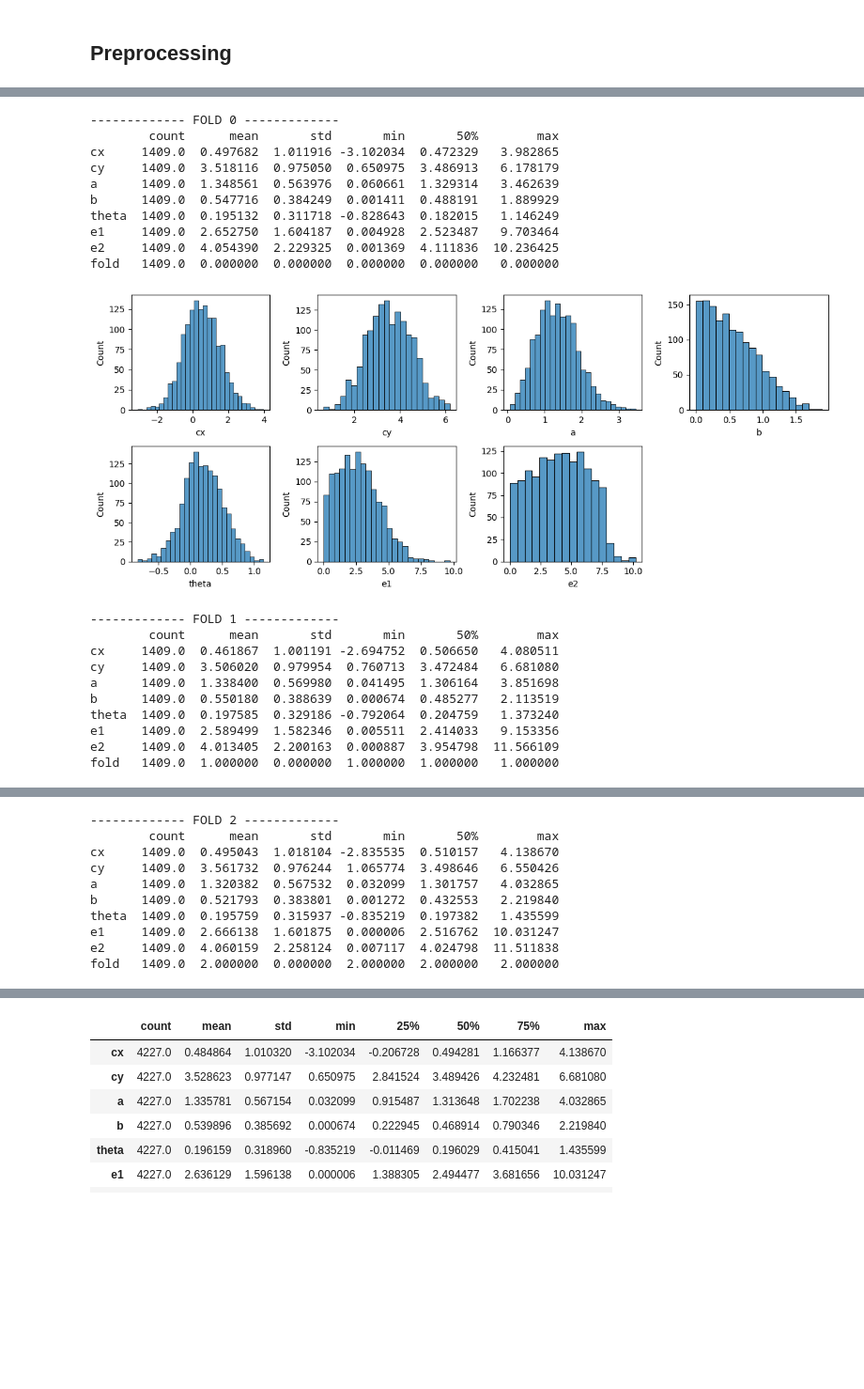
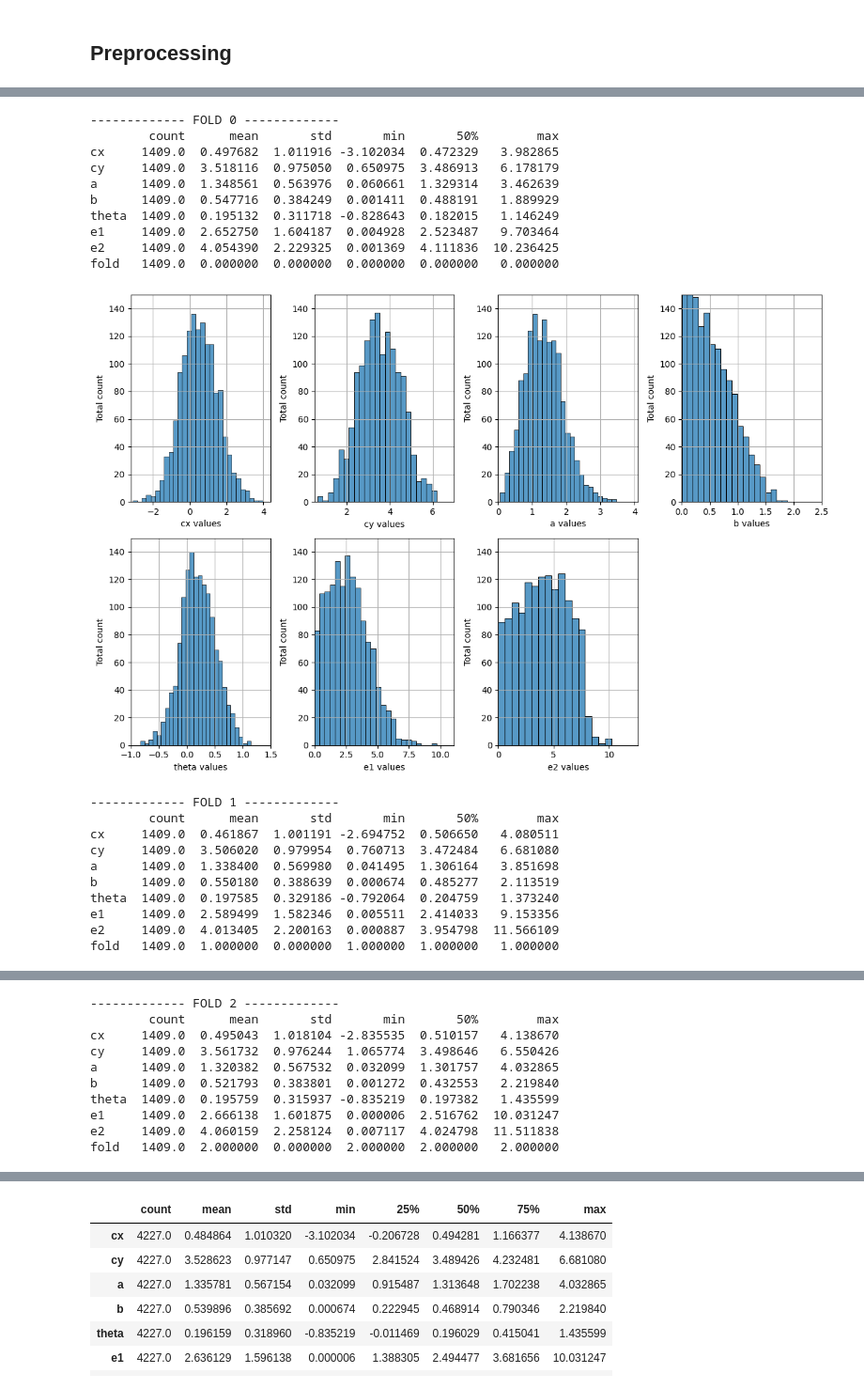
Before and after one commit to adriansanj/Anomaly-detection, a Jupyter notebook: EDA_and_Preprocessing.ipynb, the cells around one changed output, grey strips where cells are left out. Shown at 94% size. Drawn from its saved outputs; the diff is of its cells as text; code cells hidden in the pictures; blank space fills up the shorter version.

Commit message:
Refactor EDA notebook with visualization tweaks

```diff
--- a/EDA_and_Preprocessing.ipynb
+++ b/EDA_and_Preprocessing.ipynb
@@ -64,15 +68,3 @@ df_parameters.drop(['data_index'], axis=1).describe().transpose().drop(['25%','7
 | theta | 7045.0 | 0.199806 | 0.316487 | -0.876184 | 0.201945 | 1.435599 |
 | e1 | 7045.0 | 2.615819 | 1.587924 | 0.000006 | 2.472130 | 11.031250 |
 | e2 | 7045.0 | 4.063289 | 2.235890 | 0.000887 | 4.057058 | 12.517647 |
-# %%
-fig, axes = plt.subplots(2, 4, figsize=(12, 8))
-
-axes = axes.flatten()
-
-for i, col in enumerate(df_parameters.columns[:-1]):
-    sns.histplot(df_parameters[col], ax=axes[i])
-    #axes[i].set_title(col)
-
-axes[-1].axis('off')
-plt.tight_layout()
-plt.show()
@@ -113,36 +113,26 @@ for fold_ , (train_, valid_) in enumerate(mskf.split(X=X, y=y)):
     X.loc[valid_, 'fold'] = fold_
     y.loc[valid_, 'fold'] = fold_
 # %%
-show_distribution = True
+show_distribution = True #Set to true to plot distributions
 
 for i in range(5):
-    print(f'------------- FOLD {i} -------------')
-    params = y[y['fold'] == i]
-    print(params.describe().drop(['25%','75%']).transpose())
-    if show_distribution:
-        fig, axes = plt.subplots(2, 4, figsize=(12, 5))
-
-        axes = axes.flatten()
-
-        for i, col in enumerate(params.columns[:-1]):
-            sns.histplot(params[col], ax=axes[i])
-            #axes[i].set_title(col)
-
-        axes[-1].axis('off')
-        plt.tight_layout()
-        plt.show()
+  print(f'------------- FOLD {i} -------------')
+  params = y[y['fold'] == i]
+  print(params.describe().drop(['25%','75%']).transpose())
+  if show_distribution:
+    visualize_parameter_distributions(params, 150)
 # %% [output]
 ------------- FOLD 0 -------------
         count      mean       std       min       50%        max
 cx     1409.0  0.497682  1.011916 -3.102034  0.472329   3.982865
 cy     1409.0  3.518116  0.975050  0.650975  3.486913   6.178179
 a      1409.0  1.348561  0.563976  0.060661  1.329314   3.462639
 b      1409.0  0.547716  0.384249  0.001411  0.488191   1.889929
 theta  1409.0  0.195132  0.311718 -0.828643  0.182015   1.146249
 e1     1409.0  2.652750  1.604187  0.004928  2.523487   9.703464
 e2     1409.0  4.054390  2.229325  0.001369  4.111836  10.236425
 fold   1409.0  0.000000  0.000000  0.000000  0.000000   0.000000
-[figure, old version]
+[figure, new version]
 ------------- FOLD 1 -------------
         count      mean       std       min       50%        max
 cx     1409.0  0.461867  1.001191 -2.694752  0.506650   4.080511
```
Also changed, not shown: parts of 11 cells of this notebook, 1 other file.
